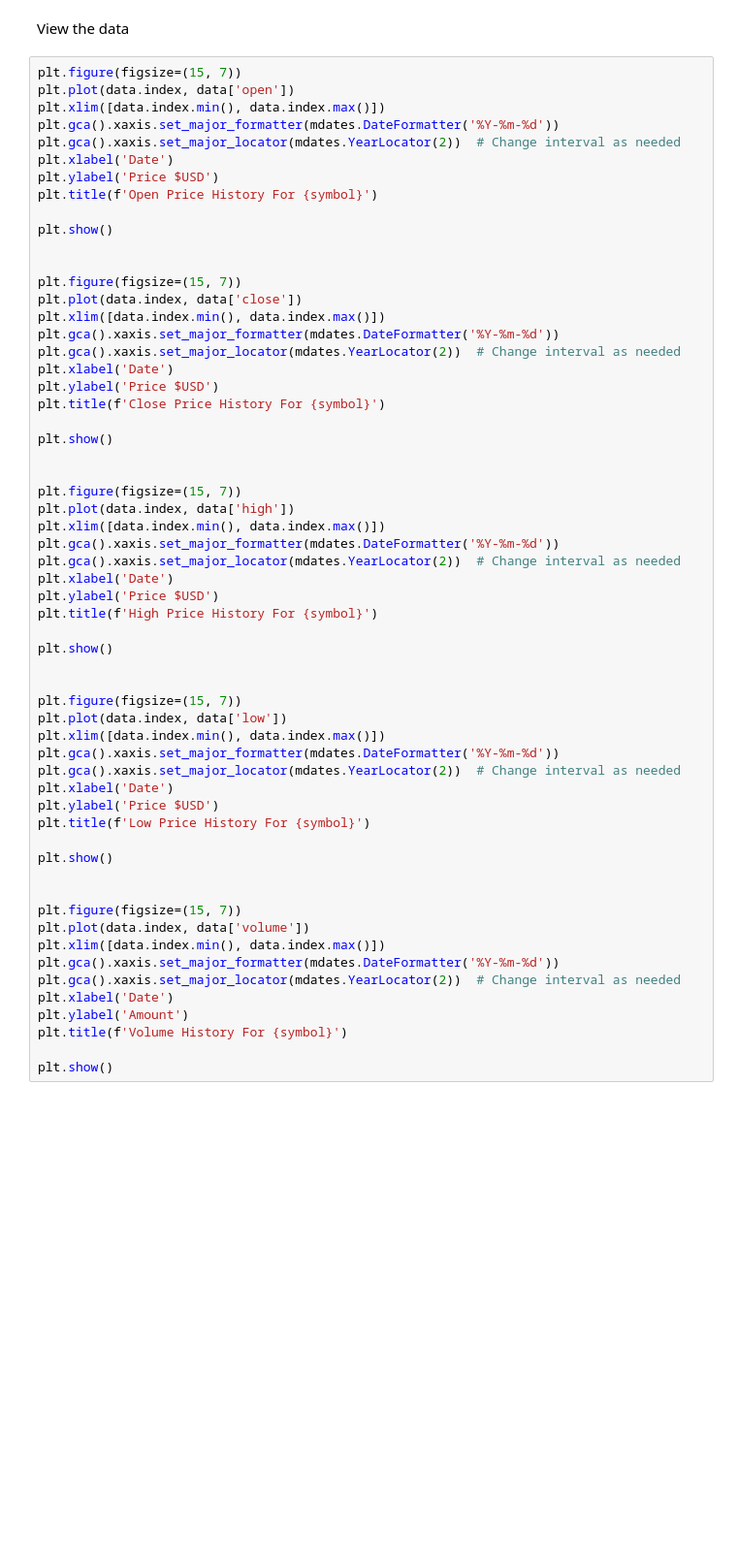
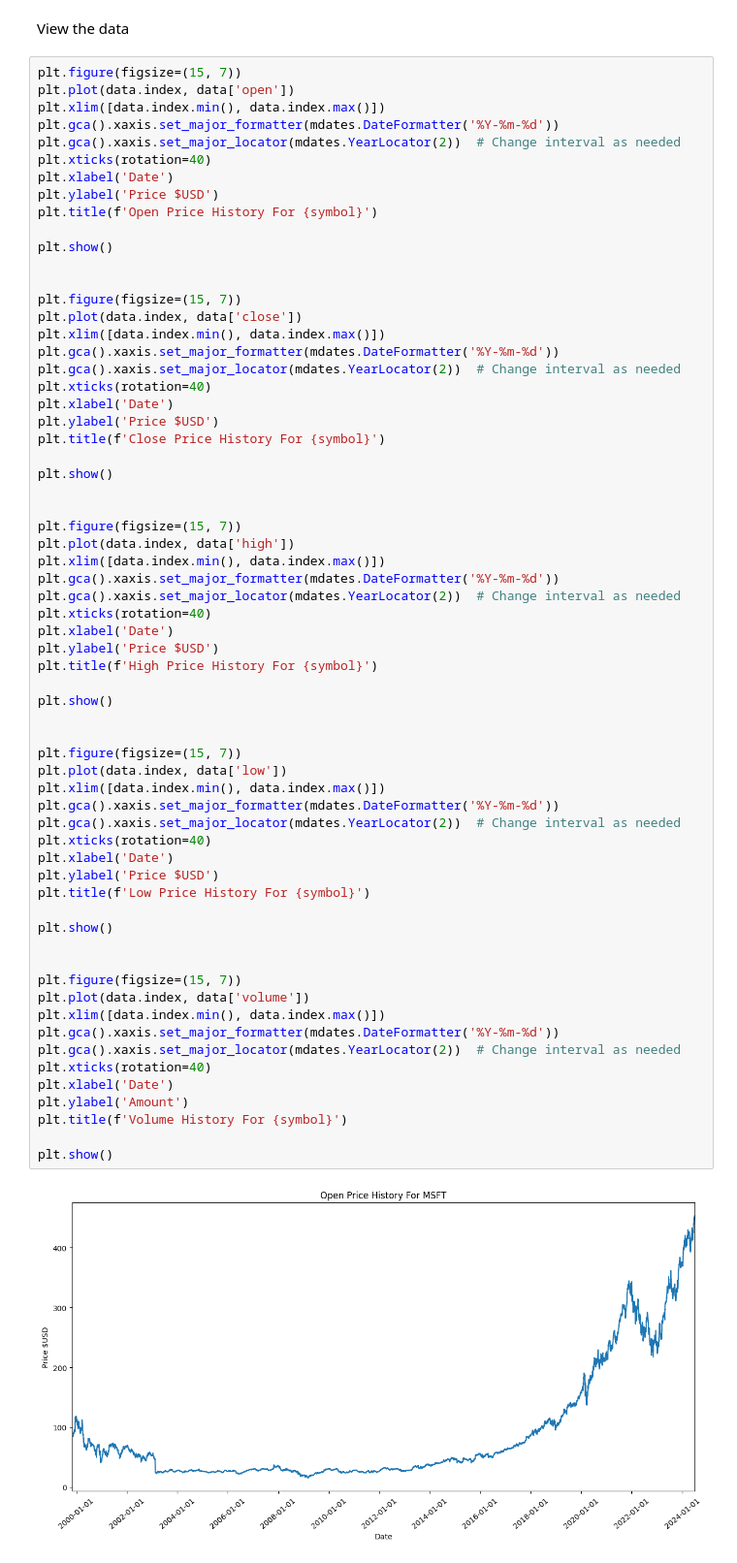
Before and after one commit to RBuck8339/Stock-Prediction, a Jupyter notebook: data_view.ipynb, the cells around one changed output. Shown: that part at 97% size. Cells and saved outputs as stored; diff of their text form; blank space fills up the shorter version.

```diff
--- a/data_view.ipynb
+++ b/data_view.ipynb
@@ -26,6 +26,7 @@ plt.plot(data.index, data['open'])
 plt.xlim([data.index.min(), data.index.max()])
 plt.gca().xaxis.set_major_formatter(mdates.DateFormatter('%Y-%m-%d'))
 plt.gca().xaxis.set_major_locator(mdates.YearLocator(2))  # Change interval as needed
+plt.xticks(rotation=40)
 plt.xlabel('Date')
 plt.ylabel('Price $USD')
 plt.title(f'Open Price History For {symbol}')
@@ -38,6 +39,7 @@ plt.plot(data.index, data['close'])
 plt.xlim([data.index.min(), data.index.max()])
 plt.gca().xaxis.set_major_formatter(mdates.DateFormatter('%Y-%m-%d'))
 plt.gca().xaxis.set_major_locator(mdates.YearLocator(2))  # Change interval as needed
+plt.xticks(rotation=40)
 plt.xlabel('Date')
 plt.ylabel('Price $USD')
 plt.title(f'Close Price History For {symbol}')
@@ -50,32 +52,37 @@ plt.plot(data.index, data['high'])
 plt.xlim([data.index.min(), data.index.max()])
 plt.gca().xaxis.set_major_formatter(mdates.DateFormatter('%Y-%m-%d'))
 plt.gca().xaxis.set_major_locator(mdates.YearLocator(2))  # Change interval as needed
+plt.xticks(rotation=40)
 plt.xlabel('Date')
 plt.ylabel('Price $USD')
 plt.title(f'High Price History For {symbol}')
 
 plt.show()
 
 
 plt.figure(figsize=(15, 7))
 plt.plot(data.index, data['low'])
 plt.xlim([data.index.min(), data.index.max()])
 plt.gca().xaxis.set_major_formatter(mdates.DateFormatter('%Y-%m-%d'))
 plt.gca().xaxis.set_major_locator(mdates.YearLocator(2))  # Change interval as needed
+plt.xticks(rotation=40)
 plt.xlabel('Date')
 plt.ylabel('Price $USD')
 plt.title(f'Low Price History For {symbol}')
 
 plt.show()
 
 
 plt.figure(figsize=(15, 7))
 plt.plot(data.index, data['volume'])
 plt.xlim([data.index.min(), data.index.max()])
 plt.gca().xaxis.set_major_formatter(mdates.DateFormatter('%Y-%m-%d'))
 plt.gca().xaxis.set_major_locator(mdates.YearLocator(2))  # Change interval as needed
+plt.xticks(rotation=40)
 plt.xlabel('Date')
 plt.ylabel('Amount')
 plt.title(f'Volume History For {symbol}')
 
 plt.show()
+# %% [output]
+[figure, added]
```
Also changed, not shown: parts of 3 cells of this notebook.
